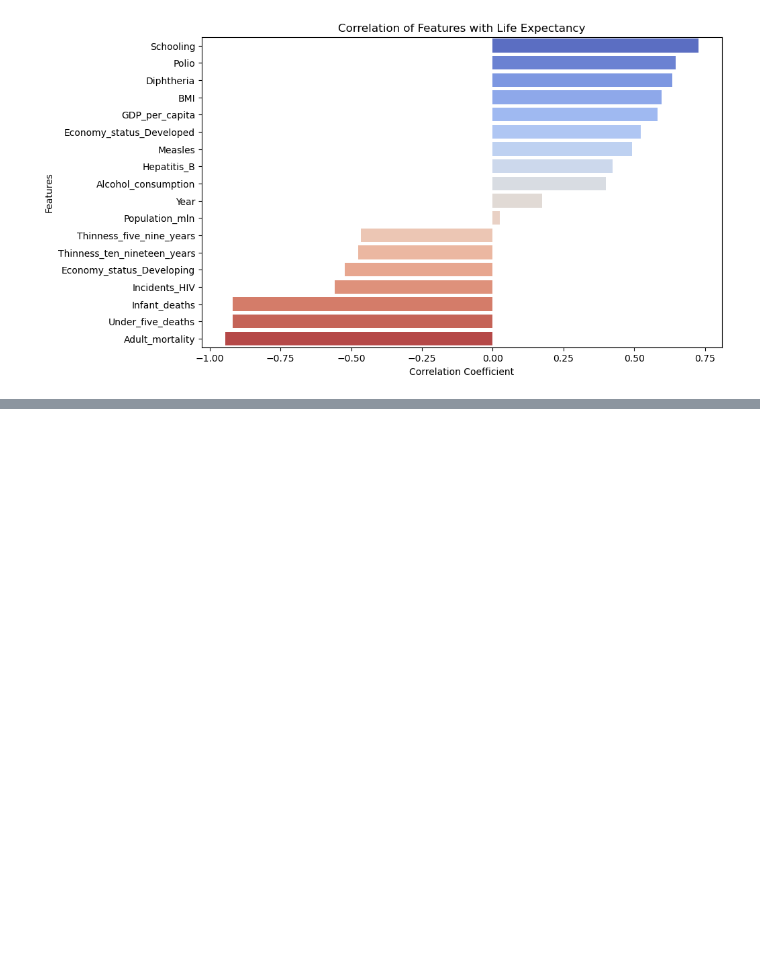
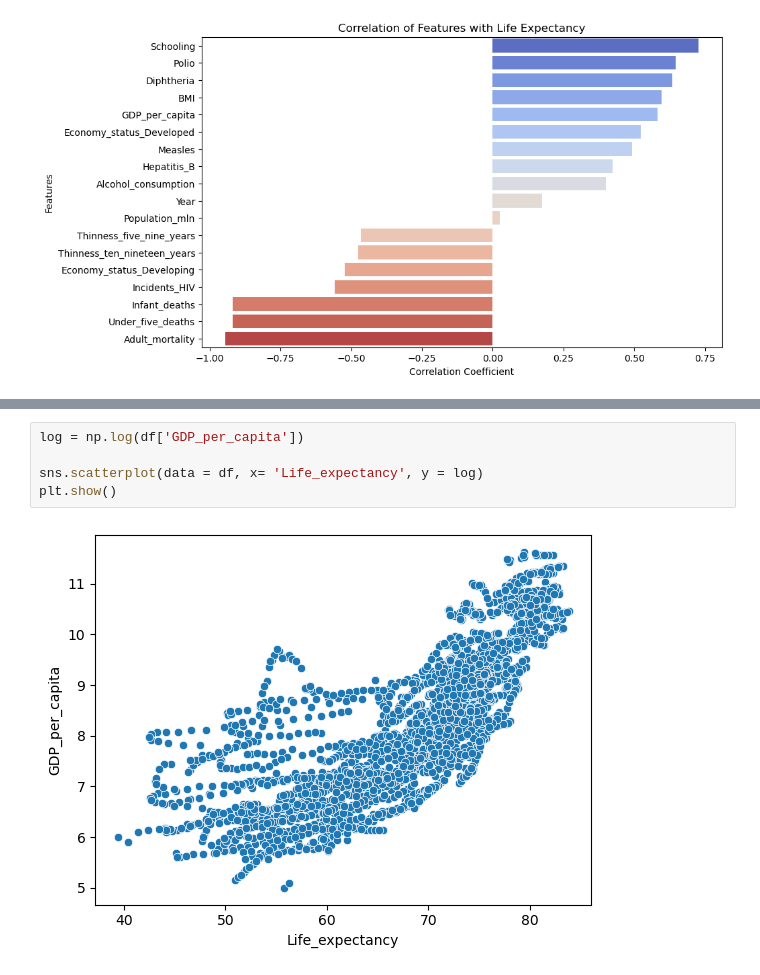
Before and after one commit to TobyScogings/WHO-Project, a Jupyter notebook: WHO Project.ipynb, the cells around one changed output, grey strips where cells are left out. Saved outputs shown, nothing was run; the diff lists cells and outputs as text; blank space fills up the shorter version.

```diff
--- a/WHO Project.ipynb
+++ b/WHO Project.ipynb
@@ -152,0 +146,7 @@ X_train.corr(numeric_only = True)
+# %%
+log = np.log(df['GDP_per_capita'])
+
+sns.scatterplot(data = df, x= 'Life_expectancy', y = log)
+plt.show()
+# %% [output]
+[figure, added]
```
Also changed, not shown: parts of 7 cells of this notebook.
